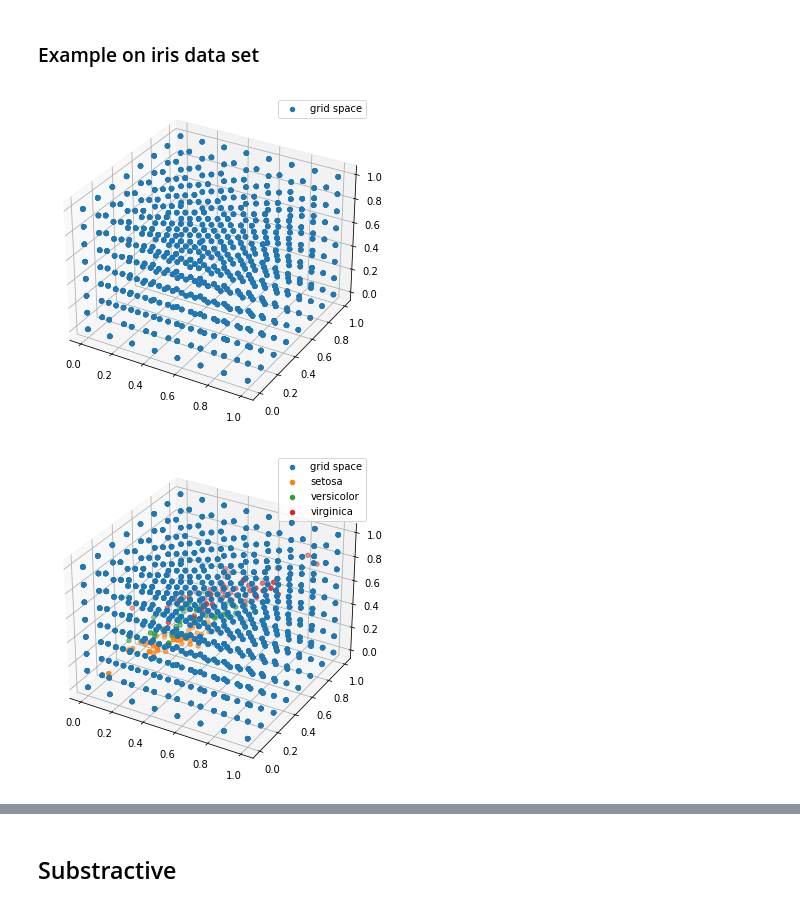
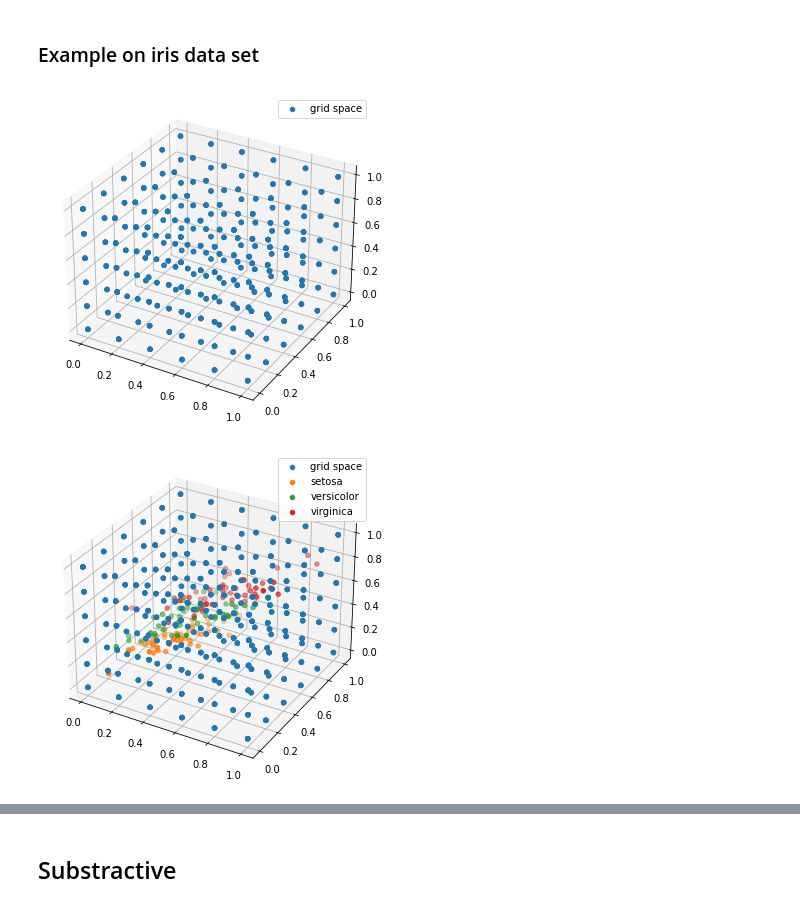
Before and after one commit to scardenol/ai_2023, a Jupyter notebook: 3. Unsupervised/entrega_Salo/src/density_and_distance_clustering.ipynb, the cells around one changed output, grey strips where cells are left out. Cells and saved outputs as stored; diff of their text form; code cells hidden in the pictures.

```diff
--- a/3. Unsupervised/entrega_Salo/src/density_and_distance_clustering.ipynb
+++ b/3. Unsupervised/entrega_Salo/src/density_and_distance_clustering.ipynb
@@ -431,19 +426,19 @@ def mountain_clustering(X, granularity, sigma, beta=None, dist_type=2):
 # %%
 # Reload the data
 iris = load_iris()
-X, Y, labels = iris.data, iris.target, iris.target_names
+X, Y, labels, names = iris.data, iris.target, iris.target_names, iris.feature_names
 
 # Normalize data to the hypercube [0,1]
 X = normalize_data(X)
 # %%
 # Visualize an example grid space
-grid_space = create_grid_space(granularity=8, dimensions=X.shape[1])
+grid_space = create_grid_space(granularity=6, dimensions=X.shape[1])
 plot_grid_space(grid_space)
 # %% [output]
-[figure, old version]
+[figure, new version]
 # %%
-# Visualize grid space and data
+# Visualize grid space and original data
 plot_gridAndData(grid_space, with_data=True, X=X, Y=Y, labels=labels)
 # %% [output]
-[figure, old version]
+[figure, new version]
 # %%
```
Also changed, not shown: parts of 65 cells of this notebook.
